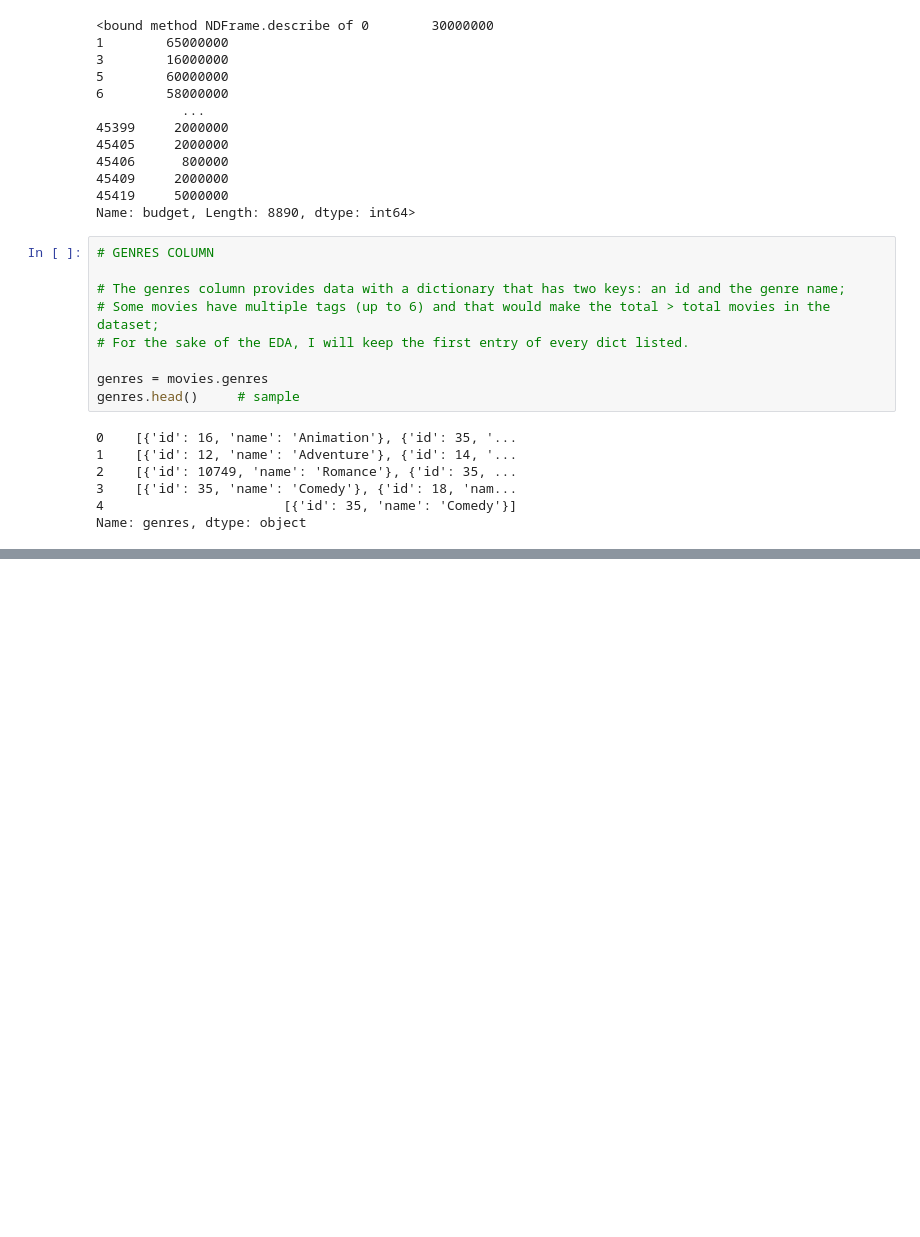
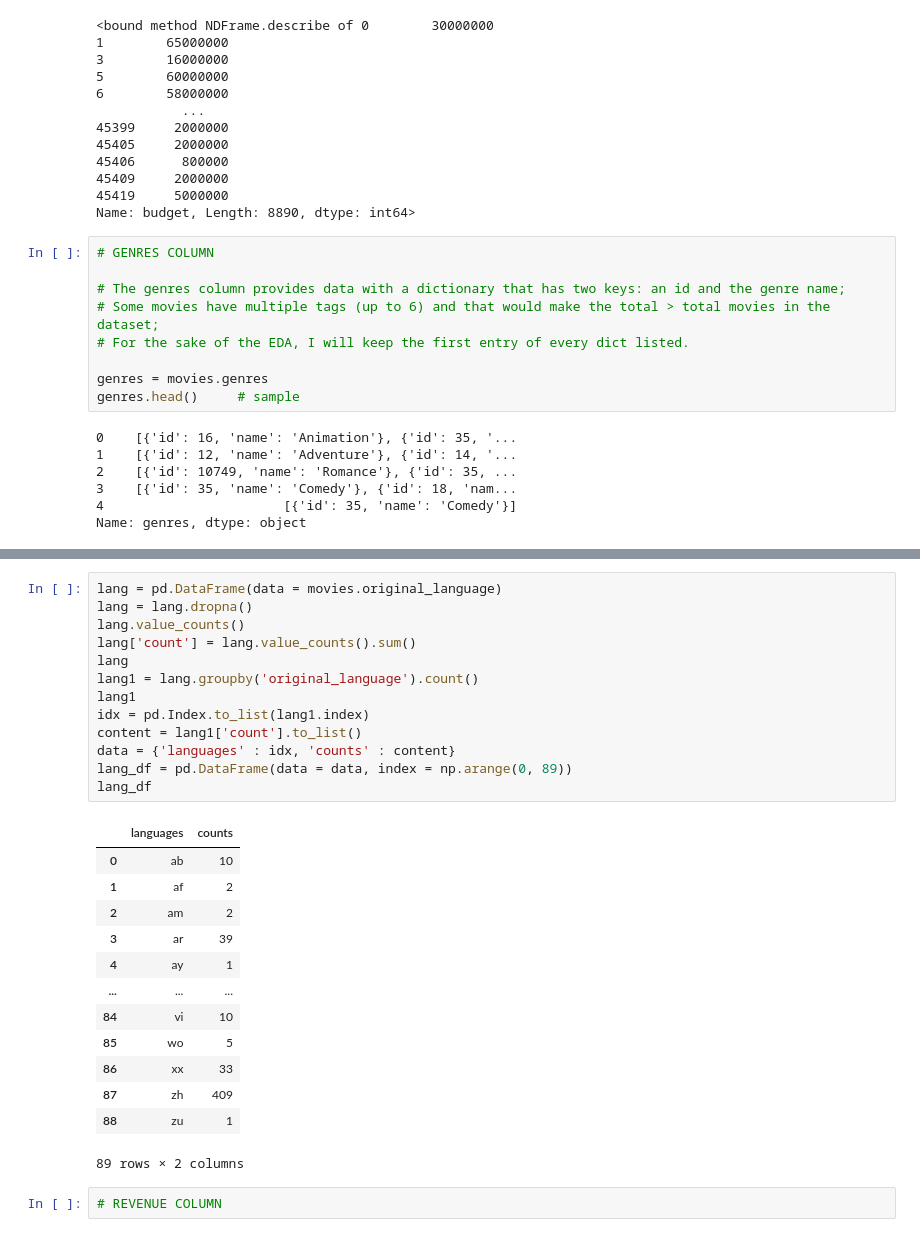
Before and after one commit to cleziac/Programming-Project, a Jupyter notebook: ds_programming_project.ipynb, the cells around one changed output, grey strips where cells are left out. Drawn from its saved outputs; the diff is of its cells as text; blank space fills up the shorter version.

```diff
--- a/ds_programming_project.ipynb
+++ b/ds_programming_project.ipynb
@@ -154,0 +221,29 @@ genres.shape
+# %%
+lang = pd.DataFrame(data = movies.original_language)
+lang = lang.dropna()
+lang.value_counts()
+lang['count'] = lang.value_counts().sum()
+lang
+lang1 = lang.groupby('original_language').count()
+lang1
+idx = pd.Index.to_list(lang1.index)
+content = lang1['count'].to_list()
+data = {'languages' : idx, 'counts' : content}
+lang_df = pd.DataFrame(data = data, index = np.arange(0, 89))
+lang_df
+# %% [output]
+|  | languages | counts |
+| 0 | ab | 10 |
+| 1 | af | 2 |
+| 2 | am | 2 |
+| 3 | ar | 39 |
+| 4 | ay | 1 |
+| ... | ... | ... |
+| 84 | vi | 10 |
+| 85 | wo | 5 |
+| 86 | xx | 33 |
+| 87 | zh | 409 |
+| 88 | zu | 1 |
+89 rows × 2 columns
+# %%
+# REVENUE COLUMN
```
Also changed, not shown: parts of 10 cells of this notebook.
